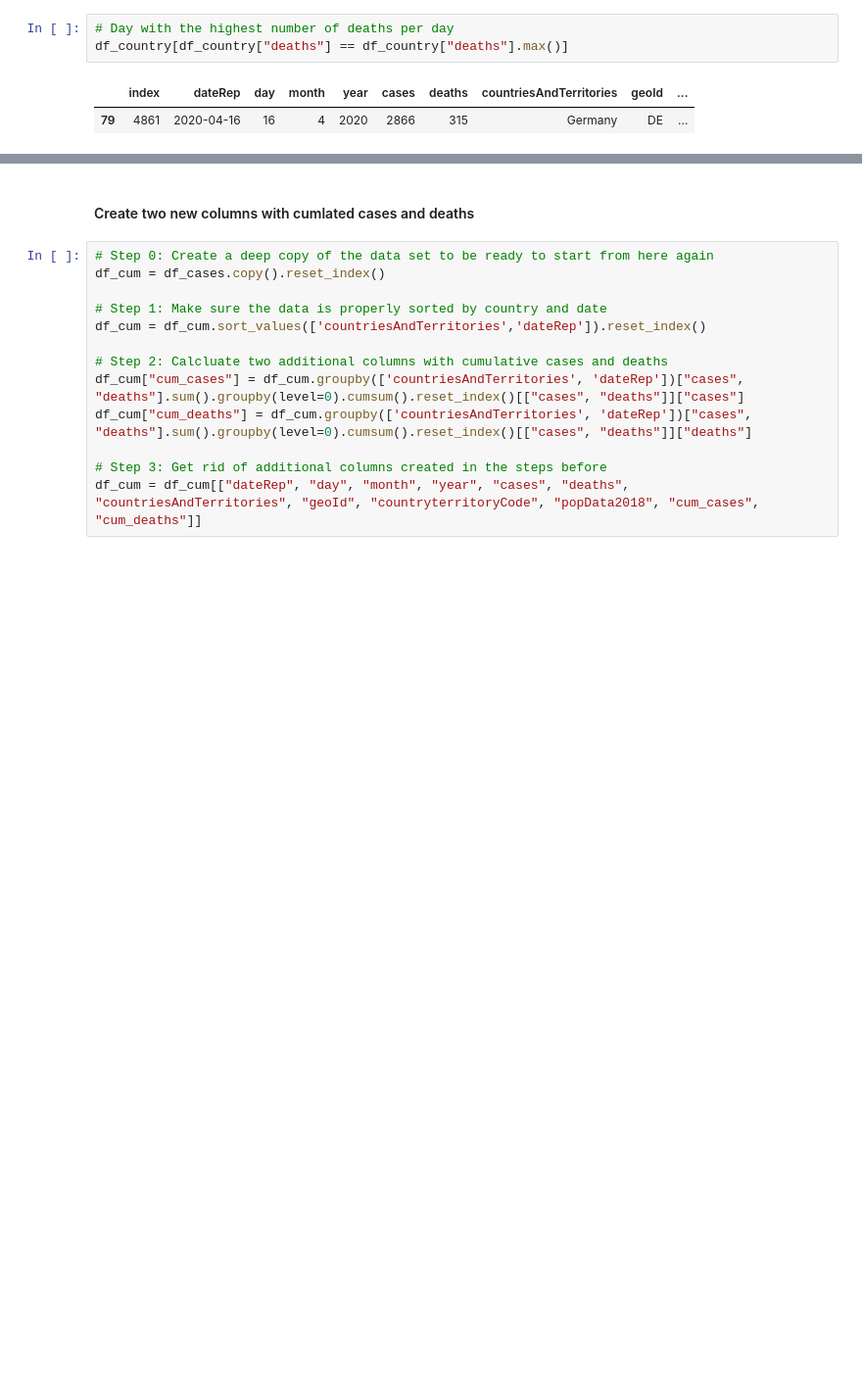
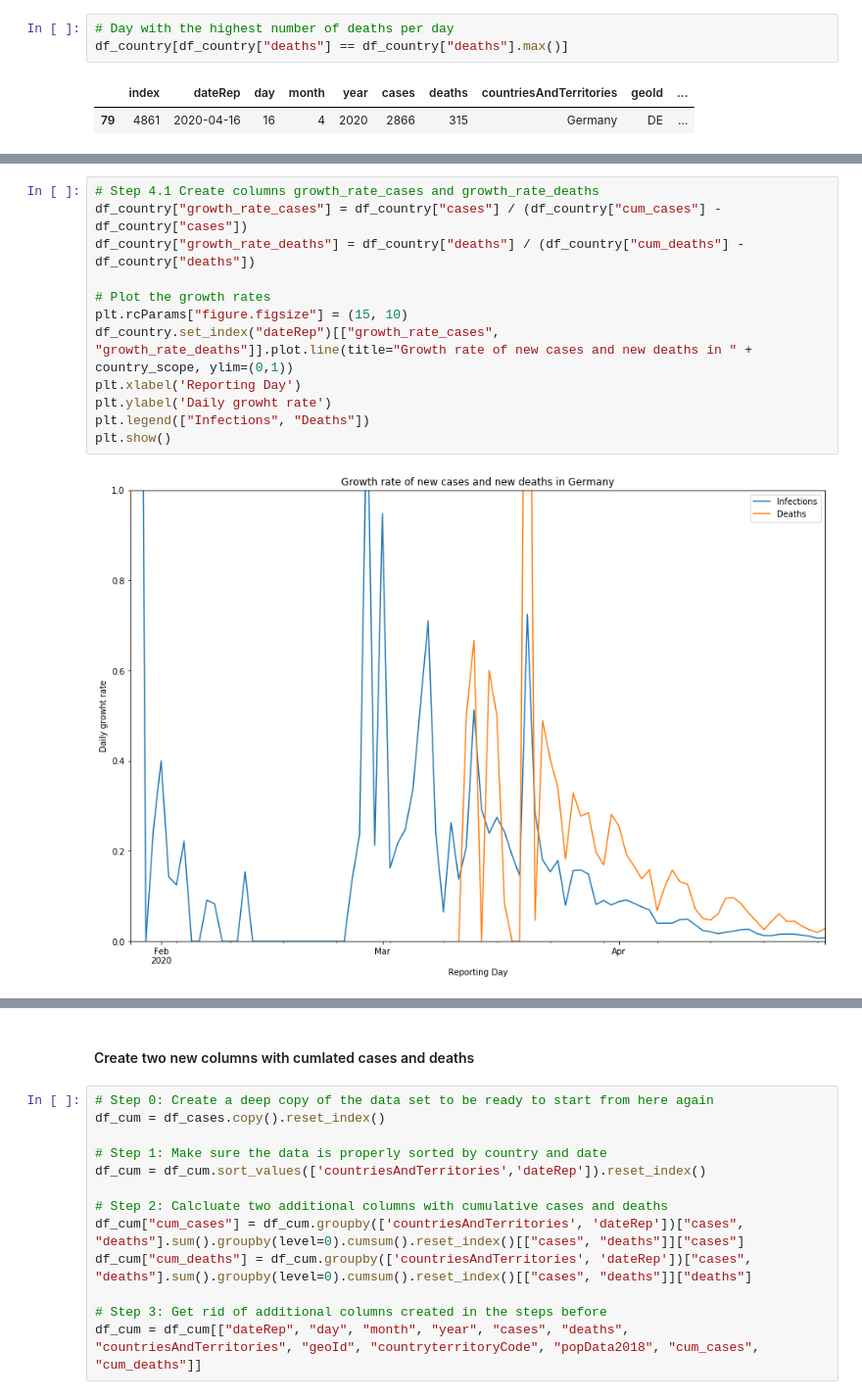
Before and after one commit to praemisit/COVID19_DataExploration, a Jupyter notebook: COVID19_DataExploration.ipynb, the cells around one changed output, grey strips where cells are left out. Shown at 98% size. Cells and saved outputs as stored; diff of their text form; blank space fills up the shorter version.

Commit message:
Finalized Part II of the project - Single country

```diff
--- a/COVID19_DataExploration.ipynb
+++ b/COVID19_DataExploration.ipynb
@@ -262,0 +293,14 @@ df_country.set_index("dateRep")[["cases_norm", "deaths_norm"]].plot.line(title="
+# %%
+# Step 4.1 Create columns growth_rate_cases and growth_rate_deaths
+df_country["growth_rate_cases"] = df_country["cases"] / (df_country["cum_cases"] - df_country["cases"])
+df_country["growth_rate_deaths"] = df_country["deaths"] / (df_country["cum_deaths"] - df_country["deaths"])
+
+# Plot the growth rates
+plt.rcParams["figure.figsize"] = (15, 10)
+df_country.set_index("dateRep")[["growth_rate_cases", "growth_rate_deaths"]].plot.line(title="Growth rate of new cases and new deaths in " + country_scope, ylim=(0,1))
+plt.xlabel('Reporting Day')
+plt.ylabel('Daily growht rate')
+plt.legend(["Infections", "Deaths"])
+plt.show()
+# %% [output]
+[figure, added]
```
Also changed, not shown: parts of 7 cells of this notebook, 8 other files.
